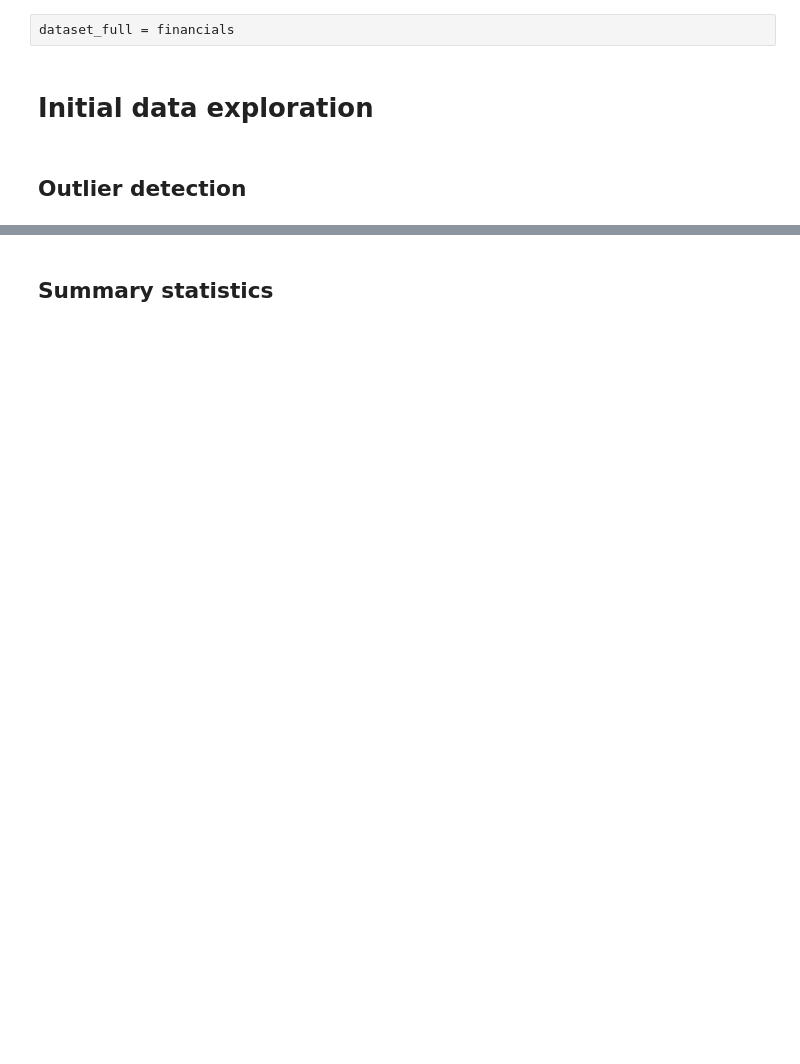
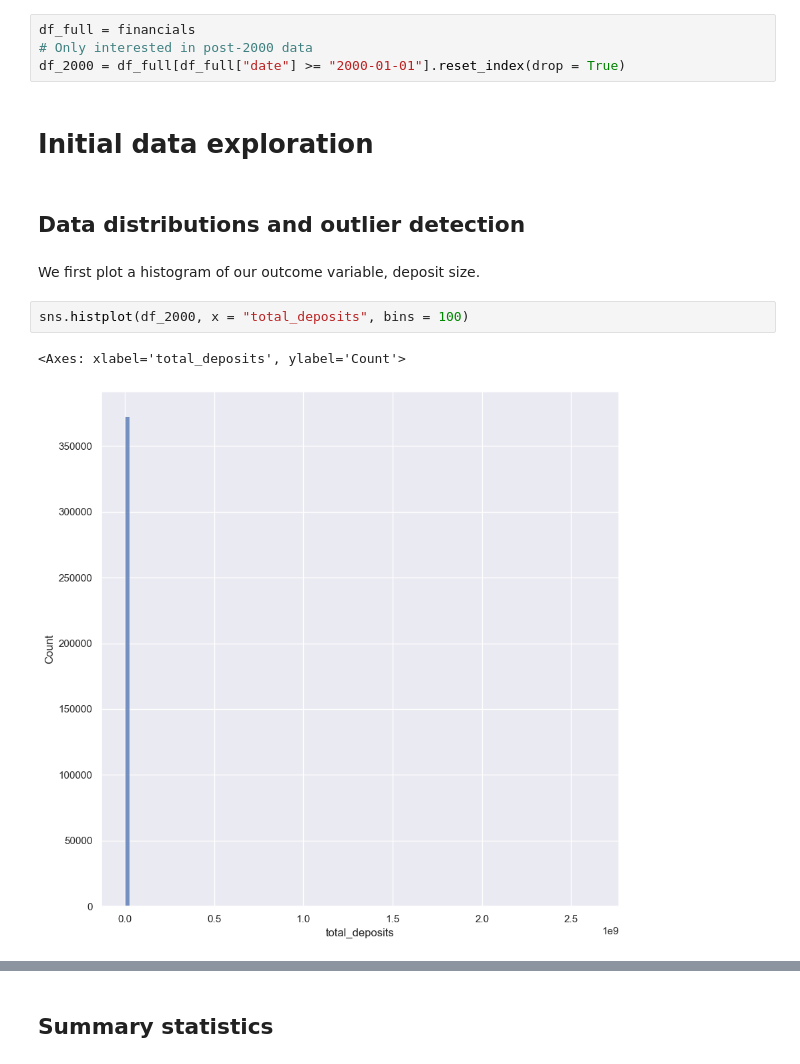
Before and after one commit to hughdingb58/deposit_size_prediction, a Jupyter notebook: main.ipynb, the cells around one changed output, grey strips where cells are left out. Cells and saved outputs as stored; diff of their text form; blank space fills up the shorter version.

Commit message:
initial exploration on FDIC data

```diff
--- a/main.ipynb
+++ b/main.ipynb
@@ -206,10 +206,19 @@ financials = read_feather("fdic_financials.feather")
 <a id="prep-merge"></a>
 ## Merging FRED and FDIC data
 # %%
-dataset_full = financials
+df_full = financials
+# Only interested in post-2000 data
+df_2000 = df_full[df_full["date"] >= "2000-01-01"].reset_index(drop = True)
 # %% [markdown]
 <a id="explo-start"></a>
 # Initial data exploration
 # %% [markdown]
 <a id="explo-outlier"></a>
-## Outlier detection
+## Data distributions and outlier detection
+# %% [markdown]
+We first plot a histogram of our outcome variable, deposit size.
+# %%
+sns.histplot(df_2000, x = "total_deposits", bins = 100)
+# %% [output]
+<Axes: xlabel='total_deposits', ylabel='Count'>
+[figure, added]
```
Also changed, not shown: parts of 16 cells of this notebook, 1 other file.
